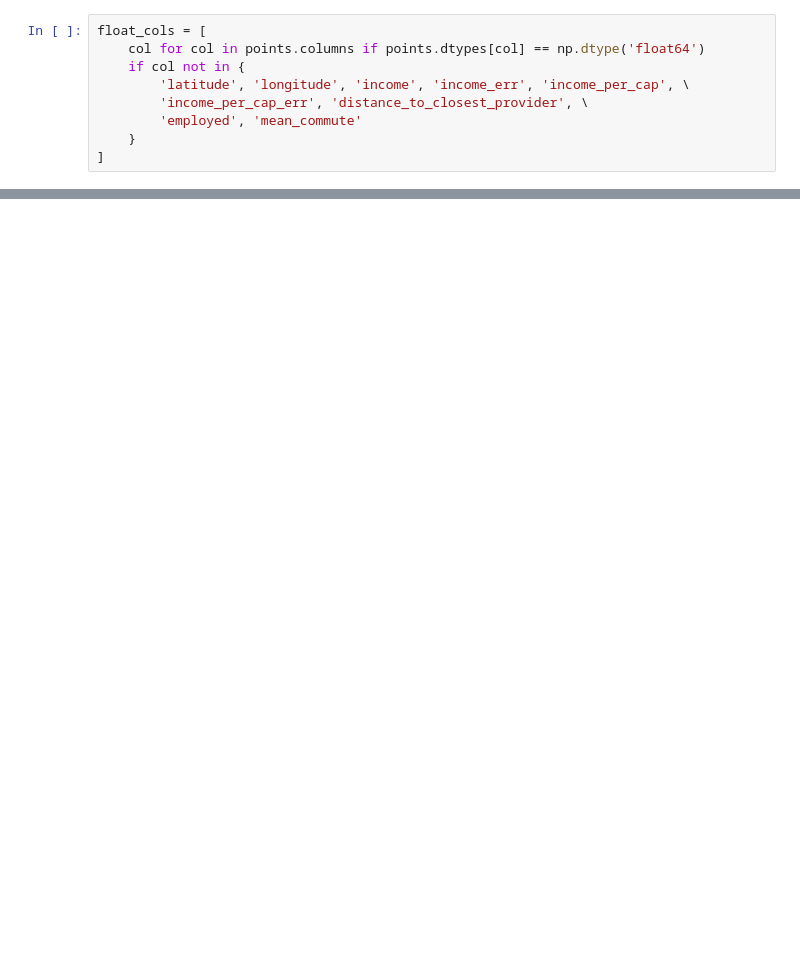
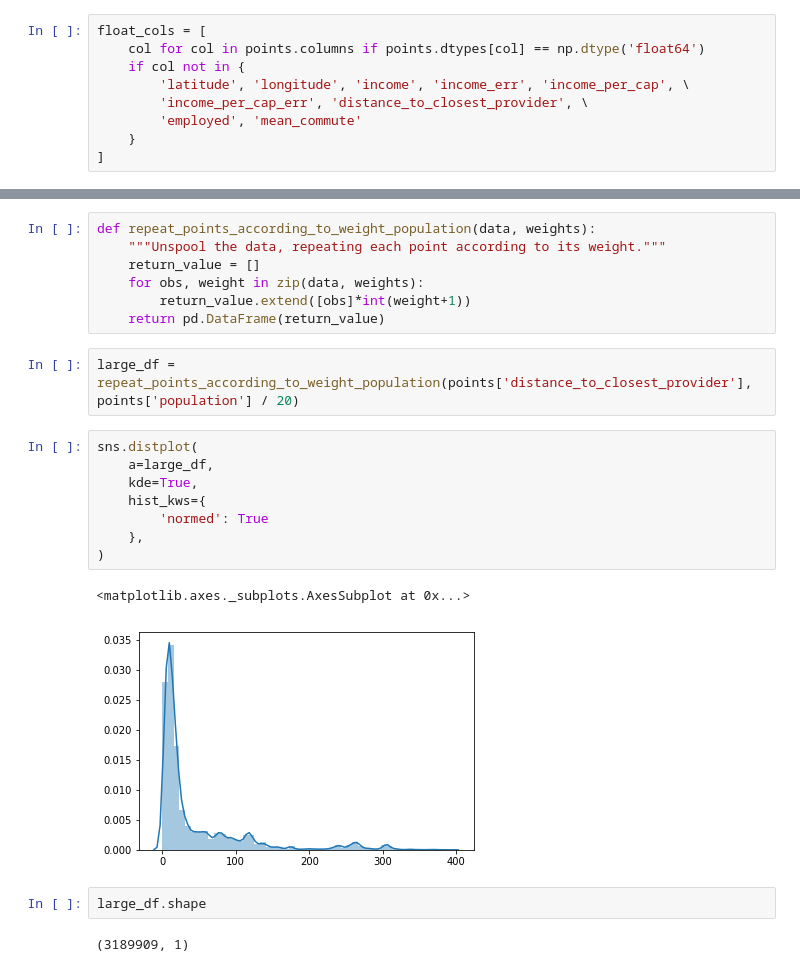
Before and after one commit to bayesimpact/encompass, a Jupyter notebook: explorer/notebooks/cenus_exploration.ipynb, the cells around one changed output, grey strips where cells are left out. Saved outputs shown, nothing was run; the diff lists cells and outputs as text; blank space fills up the shorter version.

```diff
--- a/explorer/notebooks/cenus_exploration.ipynb
+++ b/explorer/notebooks/cenus_exploration.ipynb
@@ -180,0 +203,24 @@ for col in float_cols:
+# %%
+def repeat_points_according_to_weight_population(data, weights):
+    """Unspool the data, repeating each point according to its weight."""
+    return_value = []
+    for obs, weight in zip(data, weights):
+        return_value.extend([obs]*int(weight+1))
+    return pd.DataFrame(return_value)
+# %%
+large_df = repeat_points_according_to_weight_population(points['distance_to_closest_provider'], points['population'] / 20)
+# %%
+sns.distplot(
+    a=large_df,
+    kde=True,
+    hist_kws={
+        'normed': True
+    },
+)
+# %% [output]
+<matplotlib.axes._subplots.AxesSubplot at 0x...>
+[figure, added]
+# %%
+large_df.shape
+# %% [output]
+(3189909, 1)
```
Also changed, not shown: parts of 9 cells of this notebook.
